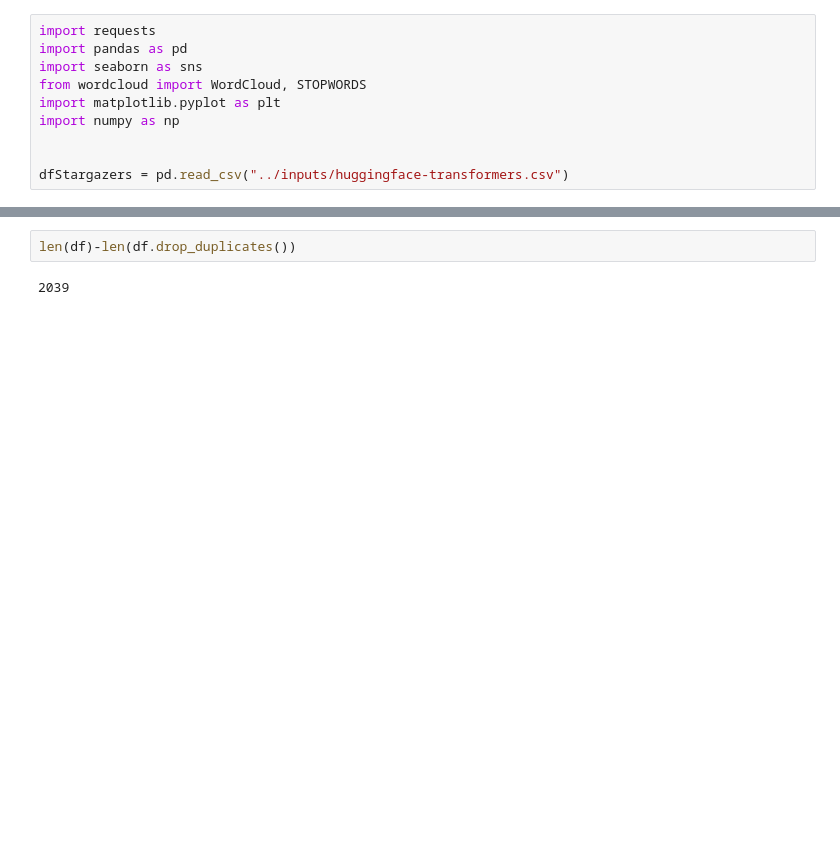
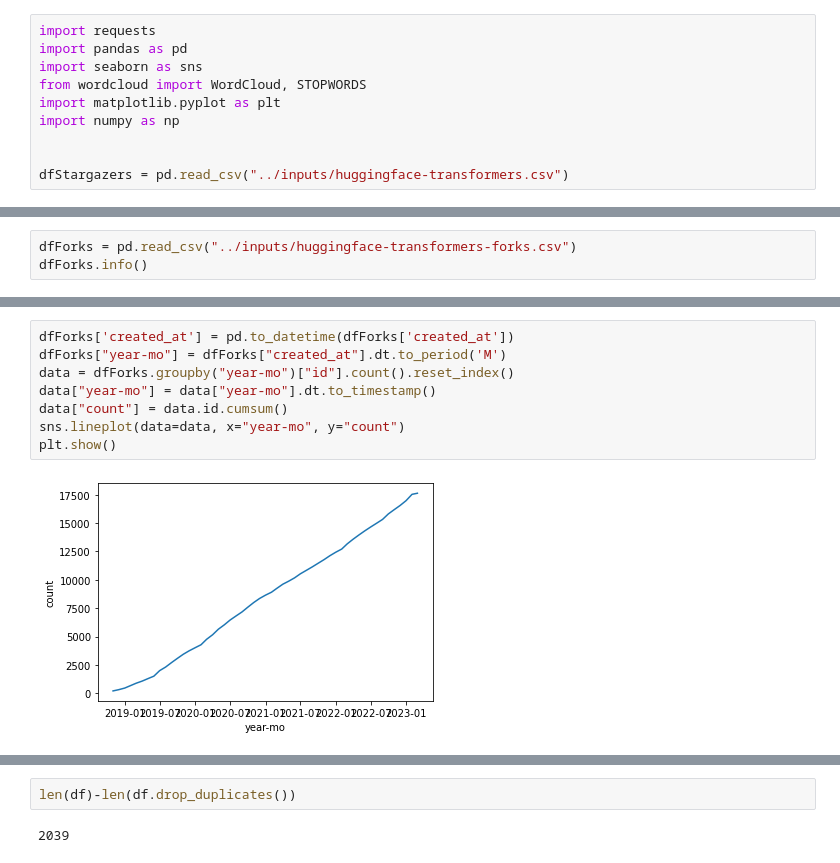
Before and after one commit to Julia-Susser/GPTs-are-GPTs-GitHub-Fork-Analysis, a Jupyter notebook: src/graph.ipynb, the cells around one changed output, grey strips where cells are left out. Cells and saved outputs as stored; diff of their text form; blank space fills up the shorter version.

Commit message:
forks

```diff
--- a/src/graph.ipynb
+++ b/src/graph.ipynb
@@ -55,0 +41,3 @@ dfStargazers
+# %%
+dfForks = pd.read_csv("../inputs/huggingface-transformers-forks.csv")
+dfForks.info()
@@ -56 +62,11 @@ dfStargazers
+# %%
+dfForks['created_at'] = pd.to_datetime(dfForks['created_at'])
+dfForks["year-mo"] = dfForks["created_at"].dt.to_period('M')
+data = dfForks.groupby("year-mo")["id"].count().reset_index()
+data["year-mo"] = data["year-mo"].dt.to_timestamp()
+data["count"] = data.id.cumsum()
+sns.lineplot(data=data, x="year-mo", y="count")
+plt.show()
+# %% [output]
+[figure, added]
 # %%
```
Also changed, not shown: parts of 5 cells of this notebook, 4 other files.
